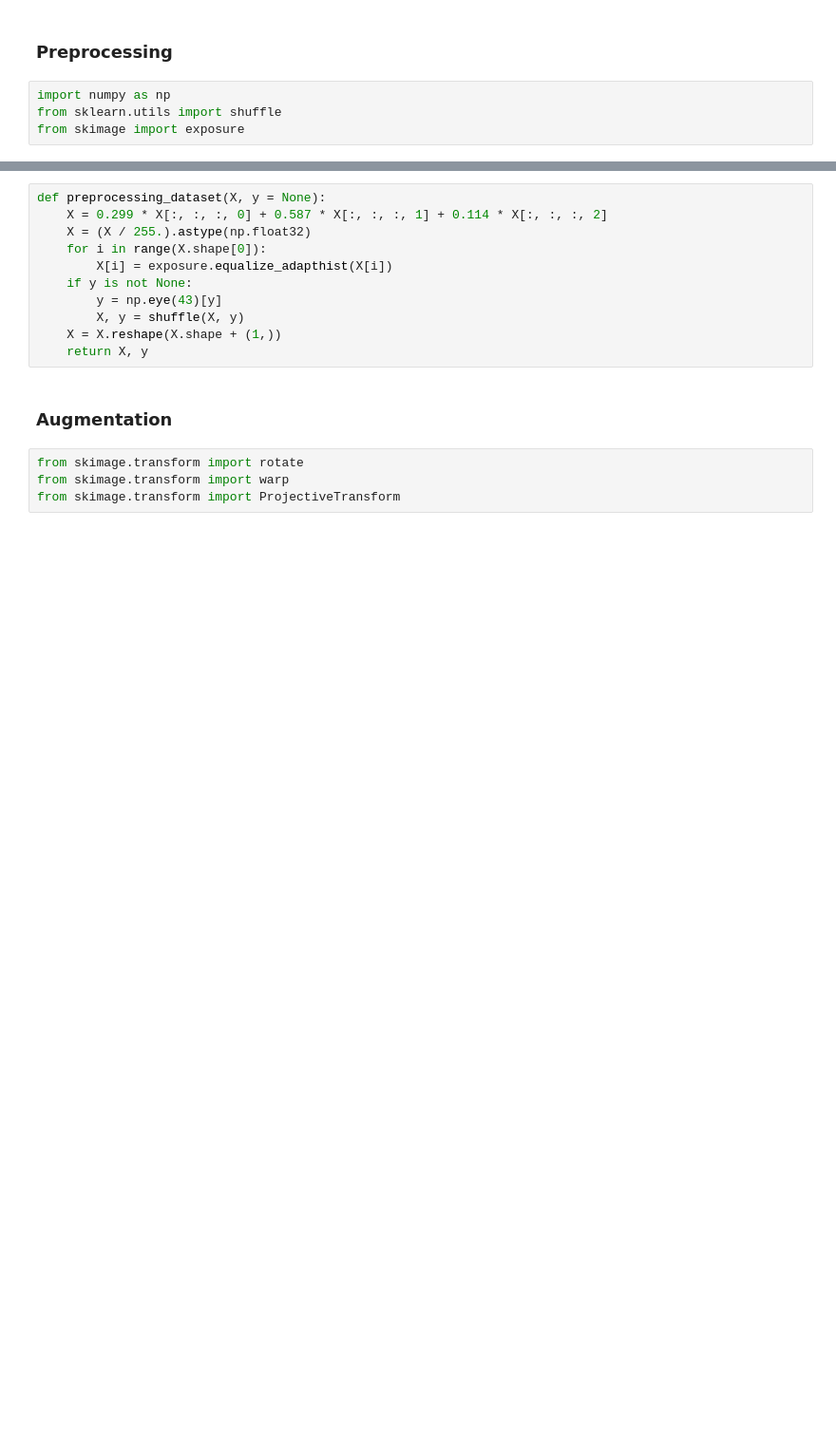
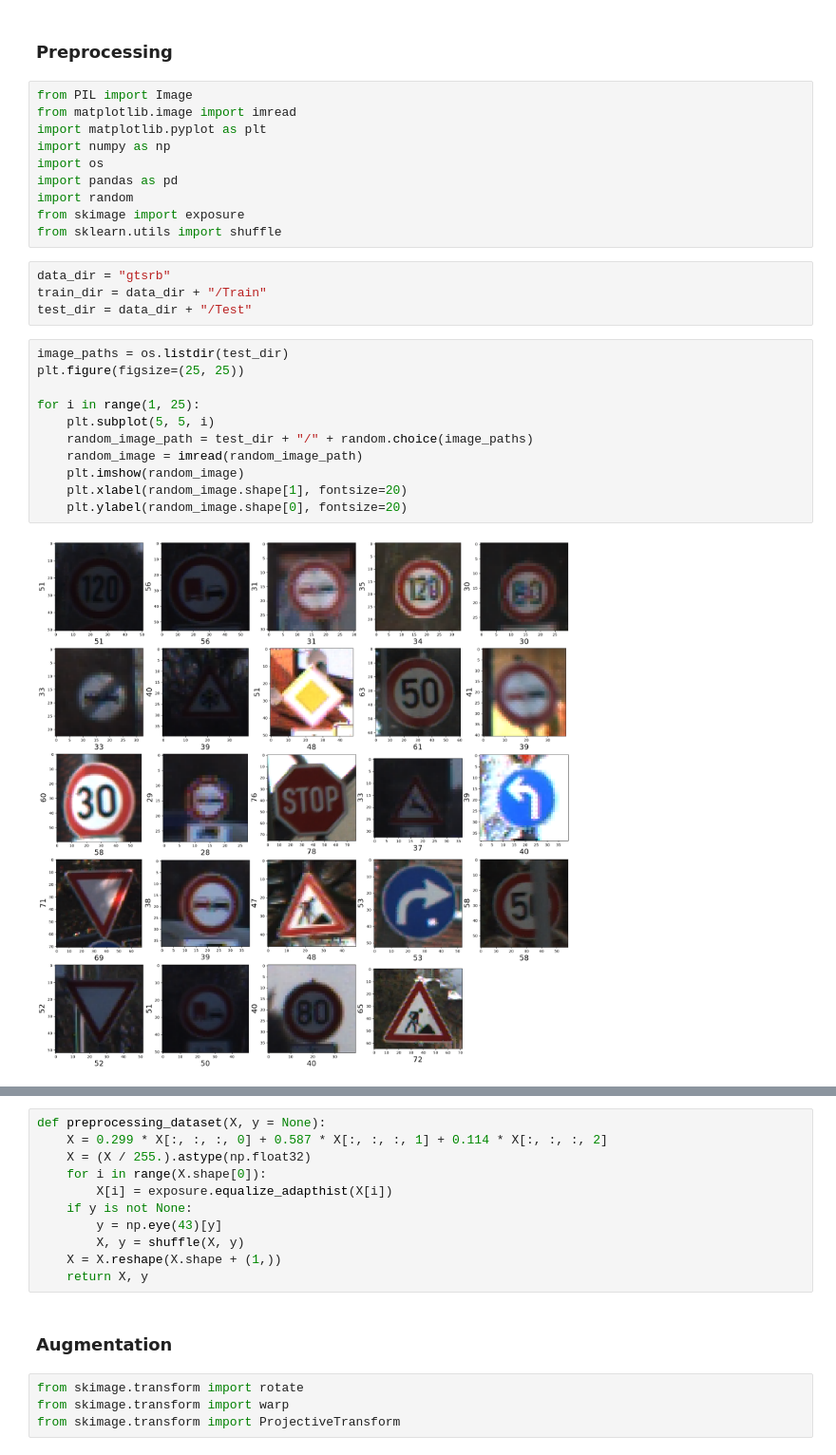
Before and after one commit to DinithBJayalath/dl-from-scratch, a Jupyter notebook: cnn/traffic.ipynb, the cells around one changed output, grey strips where cells are left out. Shown at 95% size. Drawn from its saved outputs; the diff is of its cells as text; blank space fills up the shorter version.

Commit message:
Imported the images and added into lists

```diff
--- a/cnn/traffic.ipynb
+++ b/cnn/traffic.ipynb
@@ -1,6 +1,29 @@
 # %% [markdown]
 ### Preprocessing
 # %%
+from PIL import Image
+from matplotlib.image import imread
+import matplotlib.pyplot as plt
 import numpy as np
+import os
+import pandas as pd
+import random
+from skimage import exposure
 from sklearn.utils import shuffle
-from skimage import exposure
+# %%
+data_dir = "gtsrb"
+train_dir = data_dir + "/Train"
+test_dir = data_dir + "/Test"
+# %%
+image_paths = os.listdir(test_dir)
+plt.figure(figsize=(25, 25))
+
+for i in range(1, 25):
+    plt.subplot(5, 5, i)
+    random_image_path = test_dir + "/" + random.choice(image_paths)
+    random_image = imread(random_image_path)
+    plt.imshow(random_image)
+    plt.xlabel(random_image.shape[1], fontsize=20)
+    plt.ylabel(random_image.shape[0], fontsize=20)
+# %% [output]
+[figure, added]
```
Also changed, not shown: parts of 2 cells of this notebook.
